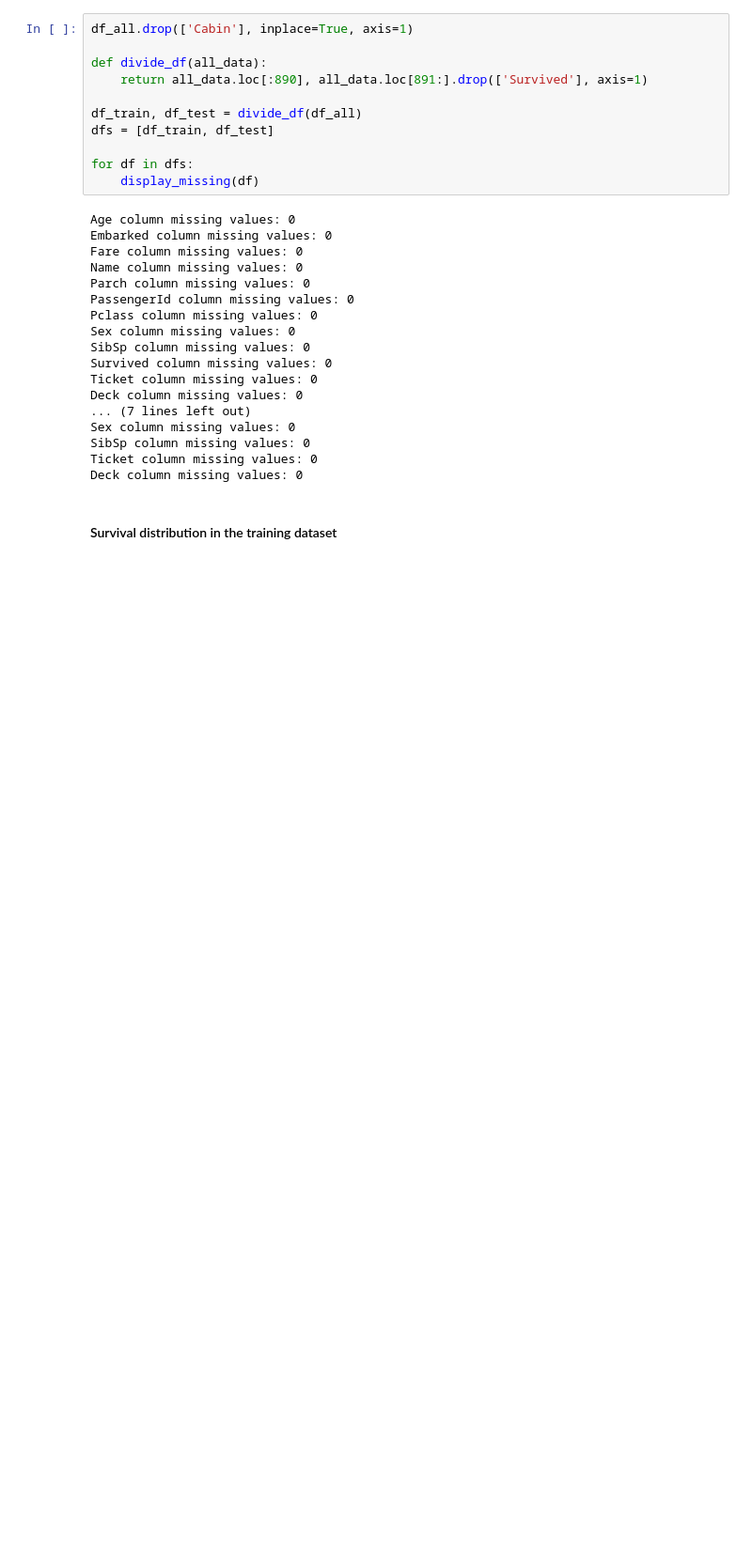
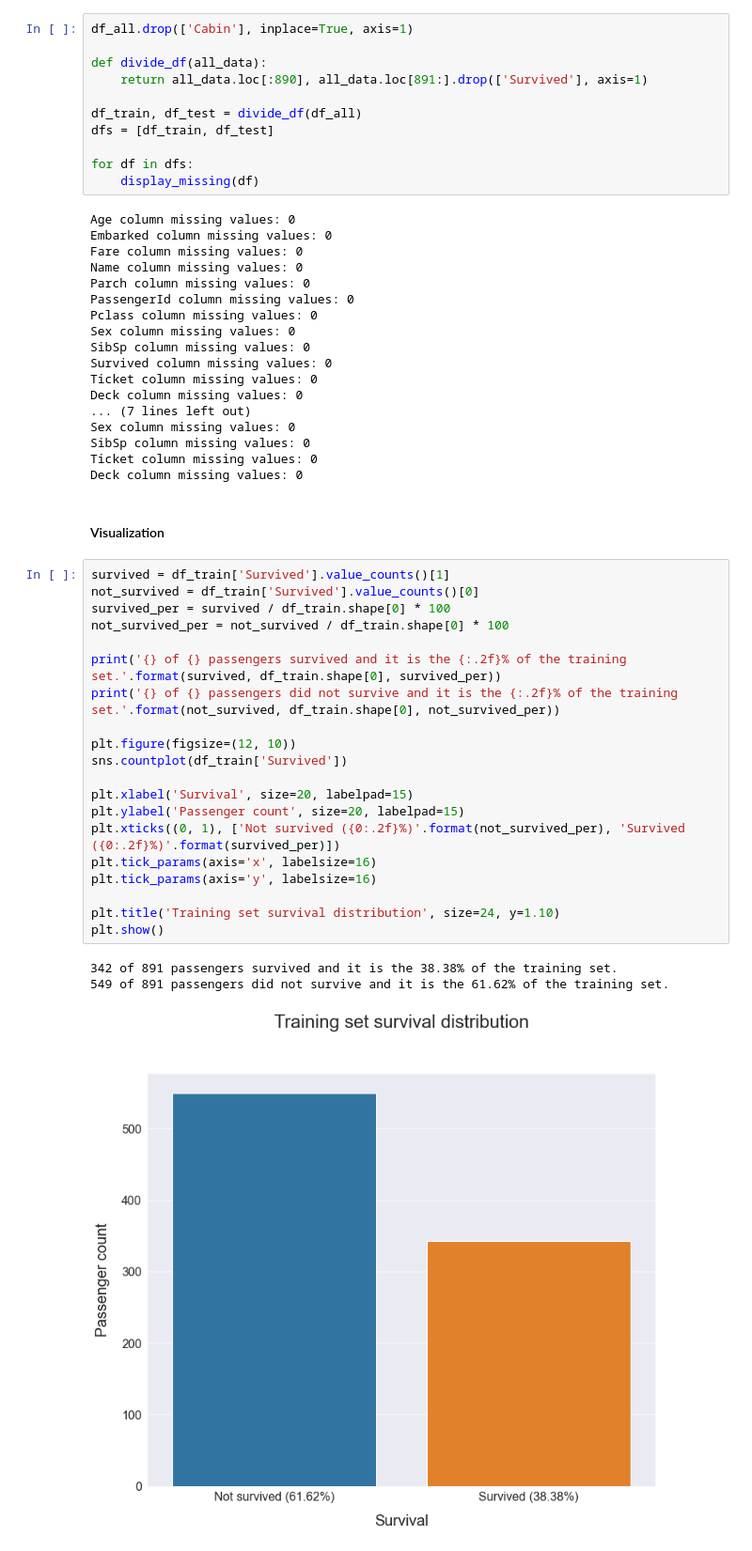
Before and after one commit to juan190199/Kaggle, a Jupyter notebook: Titanic - Machine Learning from Disaster/titanic_v2.ipynb, the cells around one changed output. Shown: that part at 94% size. Cells and saved outputs as stored; diff of their text form; blank space fills up the shorter version.

Commit message:
~// Data visualization

```diff
--- a/Titanic - Machine Learning from Disaster/titanic_v2.ipynb
+++ b/Titanic - Machine Learning from Disaster/titanic_v2.ipynb
@@ -356,5 +356,29 @@ Sex column missing values: 0
 SibSp column missing values: 0
 Ticket column missing values: 0
 Deck column missing values: 0
-# %% [markdown]
-#### Survival distribution in the training dataset
+# %% [markdown]
+#### Visualization
+# %%
+survived = df_train['Survived'].value_counts()[1]
+not_survived = df_train['Survived'].value_counts()[0]
+survived_per = survived / df_train.shape[0] * 100
+not_survived_per = not_survived / df_train.shape[0] * 100
+
+print('{} of {} passengers survived and it is the {:.2f}% of the training set.'.format(survived, df_train.shape[0], survived_per))
+print('{} of {} passengers did not survive and it is the {:.2f}% of the training set.'.format(not_survived, df_train.shape[0], not_survived_per))
+
+plt.figure(figsize=(12, 10))
+sns.countplot(df_train['Survived'])
+
+plt.xlabel('Survival', size=20, labelpad=15)
+plt.ylabel('Passenger count', size=20, labelpad=15)
+plt.xticks((0, 1), ['Not survived ({0:.2f}%)'.format(not_survived_per), 'Survived ({0:.2f}%)'.format(survived_per)])
+plt.tick_params(axis='x', labelsize=16)
+plt.tick_params(axis='y', labelsize=16)
+
+plt.title('Training set survival distribution', size=24, y=1.10)
+plt.show()
+# %% [output]
+342 of 891 passengers survived and it is the 38.38% of the training set.
+549 of 891 passengers did not survive and it is the 61.62% of the training set.
+[figure, added]
```
Also changed, not shown: parts of 7 cells of this notebook.
